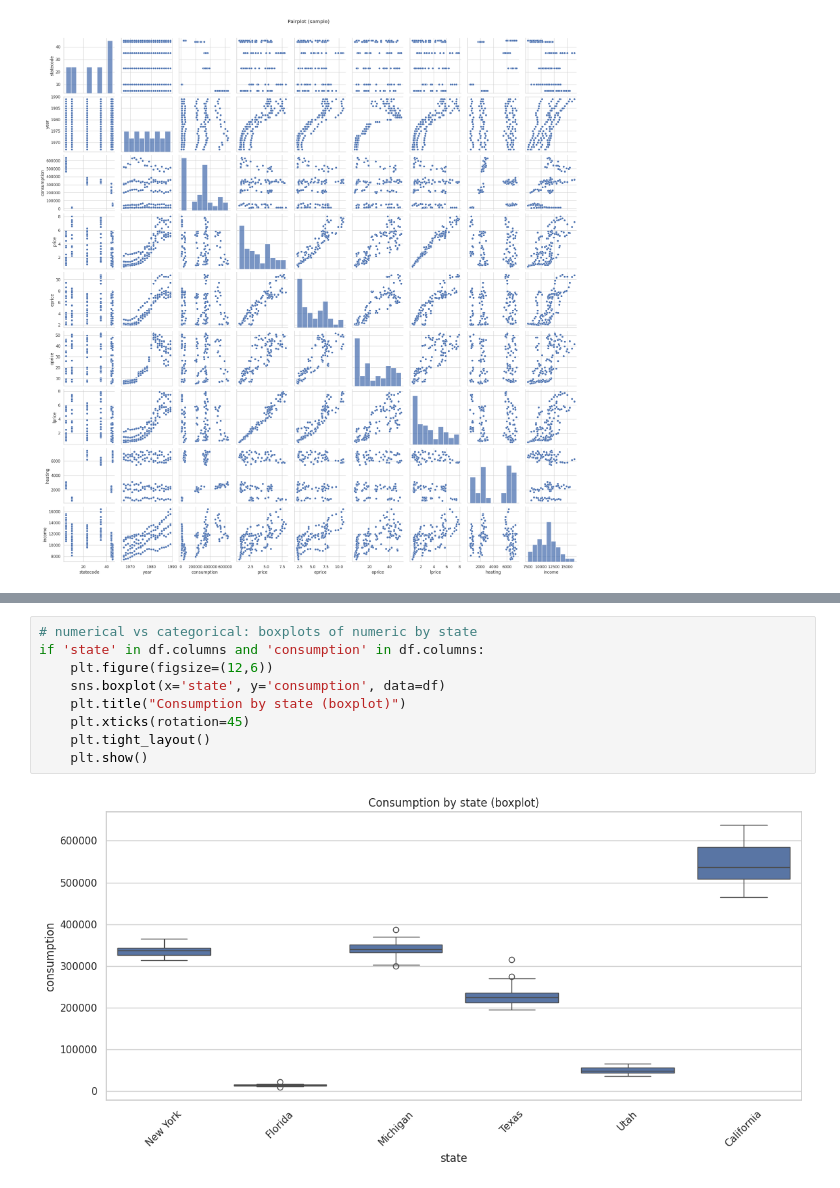
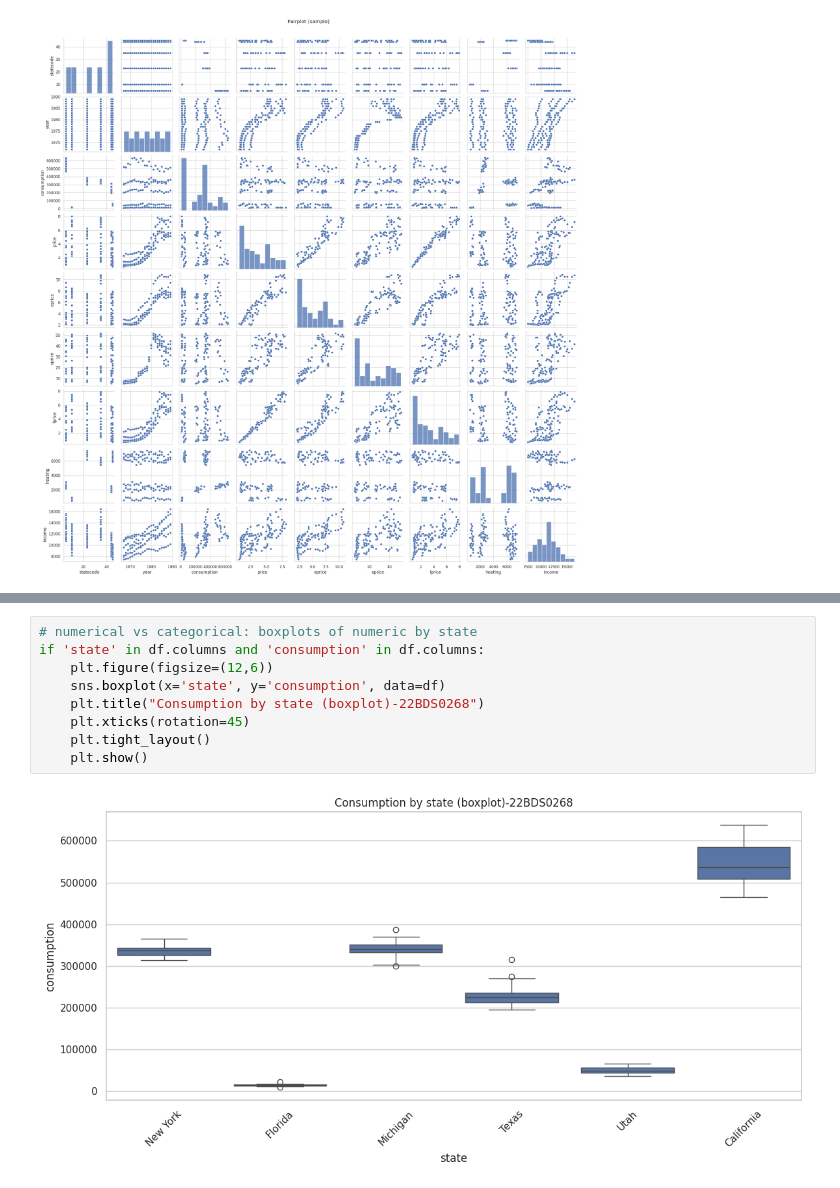
Before and after one commit to Ramit28/22BDS0268, a Jupyter notebook: 22BDS0268.ipynb, the cells around one changed output, grey strips where cells are left out. Drawn from its saved outputs; the diff is of its cells as text.

```diff
--- a/22BDS0268.ipynb
+++ b/22BDS0268.ipynb
@@ -448,14 +448,14 @@ plt.show()
 # %%
 # numerical vs categorical: boxplots of numeric by state
 if 'state' in df.columns and 'consumption' in df.columns:
     plt.figure(figsize=(12,6))
     sns.boxplot(x='state', y='consumption', data=df)
-    plt.title("Consumption by state (boxplot)")
+    plt.title("Consumption by state (boxplot)-22BDS0268")
     plt.xticks(rotation=45)
     plt.tight_layout()
     plt.show()
 # %% [output]
-[figure, old version]
+[figure, new version]
 # %%
 # categorical vs categorical: contingency and heatmap
 if 'state' in df.columns and 'year' in df.columns:
```
Also changed, not shown: parts of 7 cells of this notebook.
